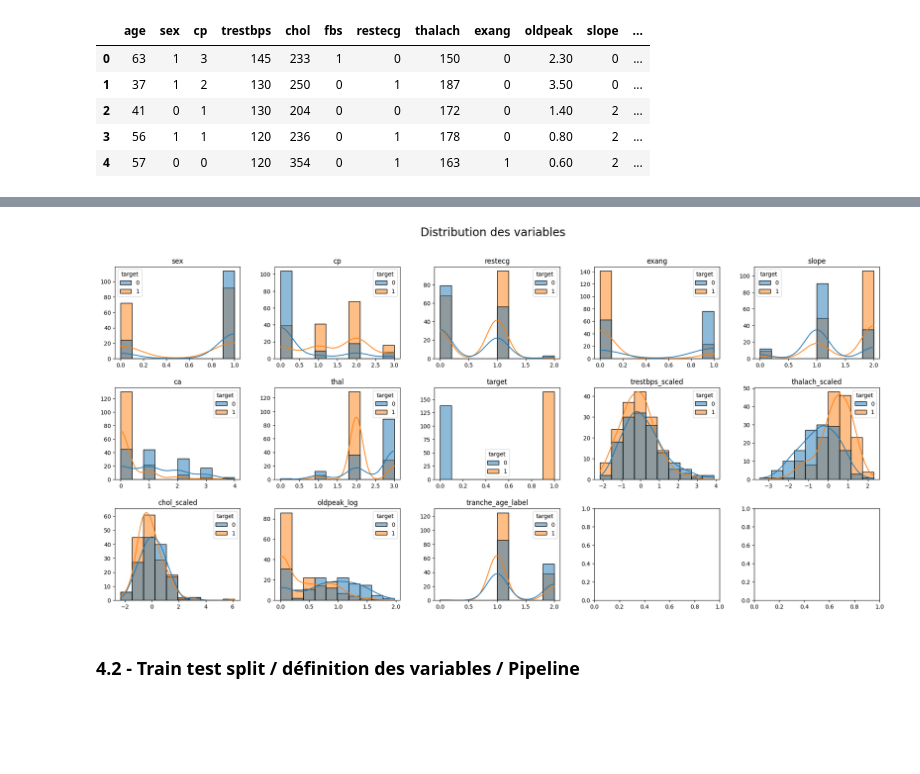
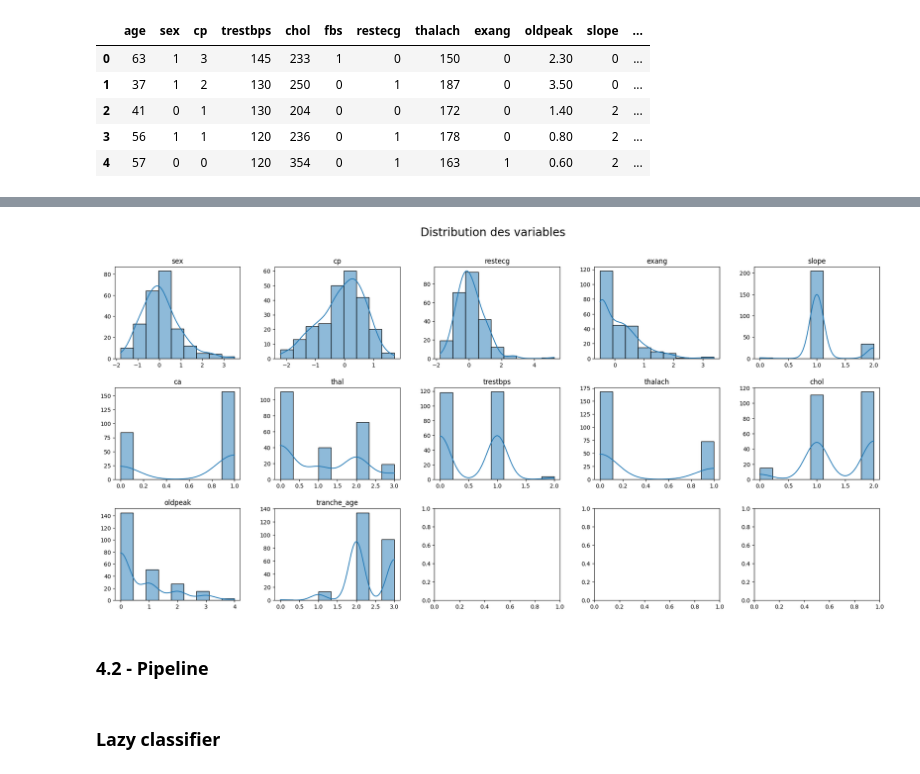
Before and after one commit to Dim2960/semiology_AI, a Jupyter notebook: cardiaque_folder/Maladies_Cardiaques.ipynb, the cells around one changed output, grey strips where cells are left out. Saved outputs shown, nothing was run; the diff lists cells and outputs as text; code cells hidden in the pictures; blank space fills up the shorter version.

```diff
--- a/cardiaque_folder/Maladies_Cardiaques.ipynb
+++ b/cardiaque_folder/Maladies_Cardiaques.ipynb
@@ -446,0 +476,30 @@ df_copy.head()
+# %%
+from sklearn.compose import ColumnTransformer
+from sklearn.pipeline import Pipeline
+from sklearn.preprocessing import RobustScaler, OrdinalEncoder
+
+# Créer un pipeline pour les transformations
+numeric_transformer = Pipeline(steps=[
+    ('scaler', RobustScaler()),  # Normalisation
+])
+
+categorical_transformer = Pipeline(steps=[
+    ('ordinal_encoder', OrdinalEncoder(categories=[labels]))  # Encodage ordinal
+])
+
+# Créer un ColumnTransformer
+preprocessor = ColumnTransformer(
+    transformers=[('num', numeric_transformer, numeric_features),
+                  ('cat', categorical_transformer, categorical_features),
+                  ('pass', "passthrough", columns_to_keep)],
+    remainder='drop'  # Supprimer les colonnes non spécifiées
+)
+# %%
+# Appliquer le preprocessor
+X_train_transformed = preprocessor.fit_transform(X_train)
+X_test_transformed = preprocessor.transform(X_test)
+# %%
+# Convertir le résultat en DataFrame
+df_transformed = pd.DataFrame(X_train_transformed, columns=columns_to_keep + numeric_features + categorical_features)
+
+df_transformed.head()
@@ -447,16 +513,16 @@ df_copy.head()
 # %%
 fig, axes = plt.subplots(3, 5, figsize=(20, 10))
 fig.suptitle('Distribution des variables', fontsize=20)
 fig.tight_layout(pad=3.0)
 
-for i, col in enumerate(df_copy[1:]):
-    sns.histplot(df_copy, x=col, hue='target', bins='sturges', kde=True, ax=axes[i//5, i%5])
+for i, col in enumerate(df_transformed[1:]):
+    sns.histplot(df_transformed, x=col, bins='sturges', kde=True, ax=axes[i//5, i%5])
     axes[i//5, i%5].set_title(col)
     axes[i//5, i%5].set_xlabel('')
     axes[i//5, i%5].set_ylabel('')
 
 plt.show()
 # %% [output]
-[figure, old version]
+[figure, new version]
 # %% [markdown]
-### 4.2 - Train test split / définition des variables / Pipeline
+### 4.2 - Pipeline
@@ -469,0 +529,2 @@ X_train, X_test, y_train, y_test = train_test_split(X, y, test_size=0.2, random_
+# %% [markdown]
+### Lazy classifier
```
Also changed, not shown: parts of 35 cells of this notebook.
